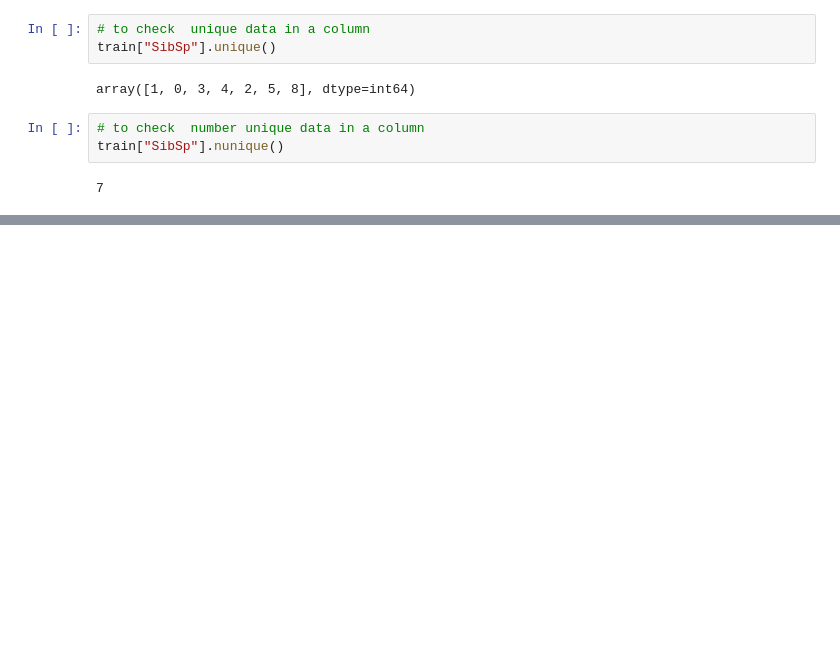
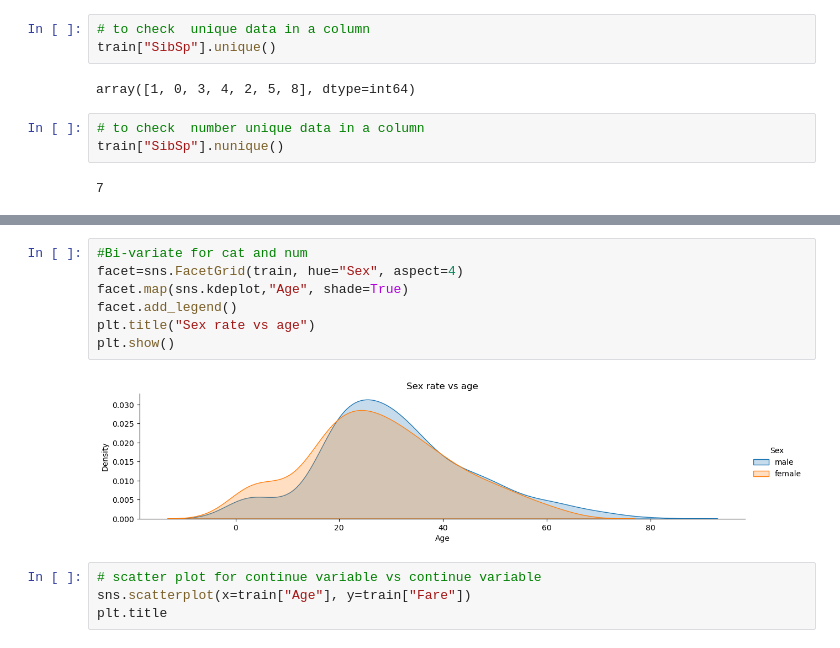
Before and after one commit to mojisola6/EDA-and-Machine-laerning-model-titanic-dataset, a Jupyter notebook: main.ipynb, the cells around one changed output, grey strips where cells are left out. Saved outputs shown, nothing was run; the diff lists cells and outputs as text; blank space fills up the shorter version.

```diff
--- a/main.ipynb
+++ b/main.ipynb
@@ -487,0 +479,13 @@ plt.show()
+# %%
+#Bi-variate for cat and num
+facet=sns.FacetGrid(train, hue="Sex", aspect=4)
+facet.map(sns.kdeplot,"Age", shade=True)
+facet.add_legend()
+plt.title("Sex rate vs age")
+plt.show()
+# %% [output]
+[figure, added]
+# %%
+# scatter plot for continue variable vs continue variable
+sns.scatterplot(x=train["Age"], y=train["Fare"])
+plt.title
```
Also changed, not shown: parts of 55 cells of this notebook.
